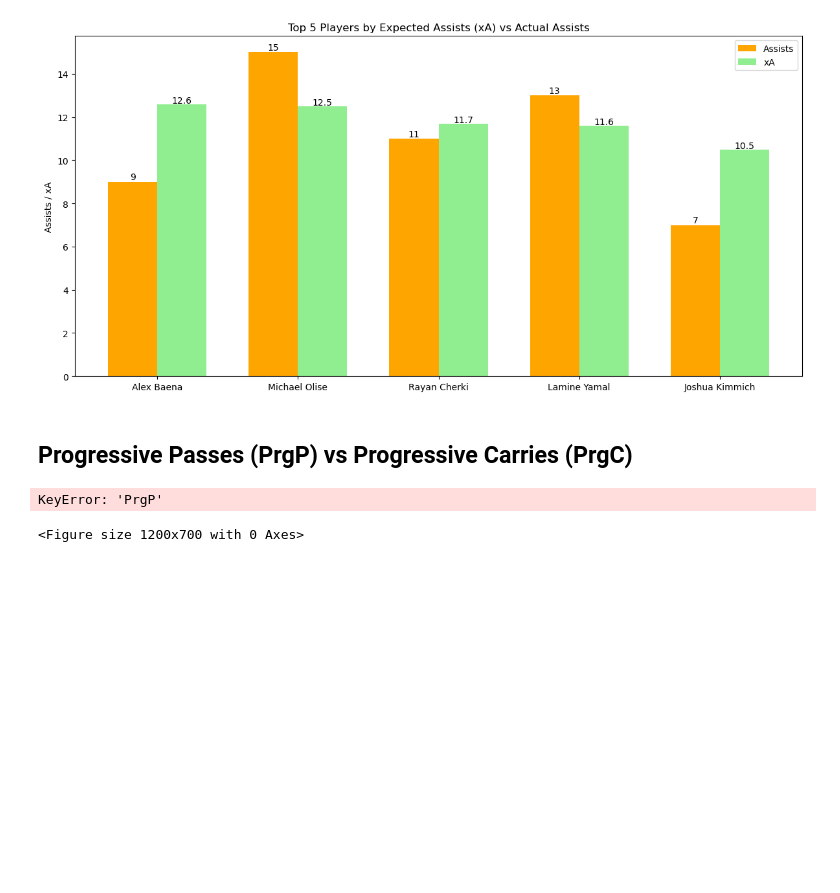
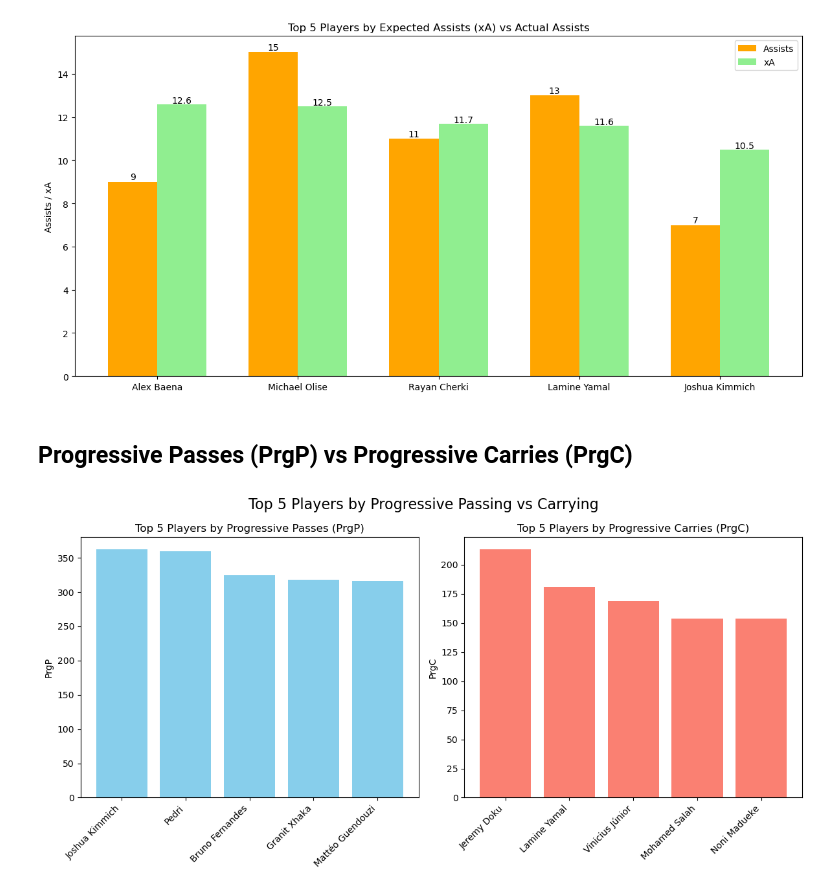
Before and after one commit to Hamza-rami/football-stats-analytics, a Jupyter notebook: project4.ipynb, the cells around one changed output. Saved outputs shown, nothing was run; the diff lists cells and outputs as text; code cells hidden in the pictures; blank space fills up the shorter version.

```diff
--- a/project4.ipynb
+++ b/project4.ipynb
@@ -47,45 +47,25 @@ plt.show()
 # %% [markdown]
 ## Progressive Passes (PrgP) vs Progressive Carries (PrgC)
 # %%
-top_PrgP = df[['Player', 'PrgP','PrgC', 'KP']].sort_values(by='PrgP', ascending=False).head(5).reset_index(drop=True)
-top_PrgC = df[['Player', 'PrgC','PrgP', 'KP']].sort_values(by='PrgC', ascending=False).head(5).reset_index(drop=True)
+top_prgp = df[['Player', 'PrgP']].sort_values(by='PrgP', ascending=False).head(5).reset_index(drop=True)
+top_prgc = df[['Player', 'PrgC']].sort_values(by='PrgC', ascending=False).head(5).reset_index(drop=True)
 
-# Step 2: Merge top players
-top_progress = pd.merge(top_PrgP, top_PrgC, on='Player', how='outer', suffixes=('_PrgP', '_PrgC'))
-top_progress = top_progress.fillna(0).reset_index(drop=True)
+fig, ax = plt.subplots(1, 2, figsize=(12,6))
 
-# Step 3: Create total Key Passes column for bubble size
-top_progress['Total_KP'] = top_progress['KP_PrgP'] + top_progress['KP_PrgC']
+ax[0].bar(top_prgp['Player'], top_prgp['PrgP'], color='skyblue')
+ax[0].set_title("Top 5 Players by Progressive Passes (PrgP)")
+ax[0].set_ylabel("PrgP")
 
-# Step 4: Plot bubble chart
-plt.figure(figsize=(12,7))
-scatter = plt.scatter(
-    top_progress['PrgP'],           # X-axis: Progressive Passes
-    top_progress['PrgC'],           # Y-axis: Progressive Carries
-    s=top_progress['Total_KP']*5,   # Bubble size (scaled)
-    c='skyblue',                     # Bubble color
-    alpha=0.6,                       # Transparency
-    edgecolors='black',
-    linewidth=1.2
-)
+ax[1].bar(top_prgc['Player'], top_prgc['PrgC'], color='salmon')
+ax[1].set_title("Top 5 Players by Progressive Carries (PrgC)")
+ax[1].set_ylabel("PrgC")
 
-# Step 5: Annotate player names
-for i, player in enumerate(top_progress['Player']):
-    plt.text(
-        top_progress['PrgP'][i]+2,
-        top_progress['PrgC'][i]+2,
-        player,
-        fontsize=10,
-        weight='bold'
-    )
+for a in ax:
+    a.set_xticklabels(a.get_xticklabels(), rotation=45, ha='right')
 
-# Step 6: Labels and title
-plt.xlabel("Progressive Passes (PrgP)", fontsize=12)
-plt.ylabel("Progressive Carries (PrgC)", fontsize=12)
-plt.title("Top Players – Progressive Passes vs Carries (Bubble size = Key Passes)", fontsize=14)
-plt.grid(True, linestyle='--', alpha=0.5)
-plt.tight_layout()
+fig.suptitle("Top 5 Players by Progressive Passing vs Carrying", fontsize=16)
+fig.tight_layout()
+
 plt.show()
 # %% [output]
-KeyError: 'PrgP'
-<Figure size 1200x700 with 0 Axes>
+[figure, added]
```
Also changed, not shown: parts of 3 cells of this notebook, 2 other files.
